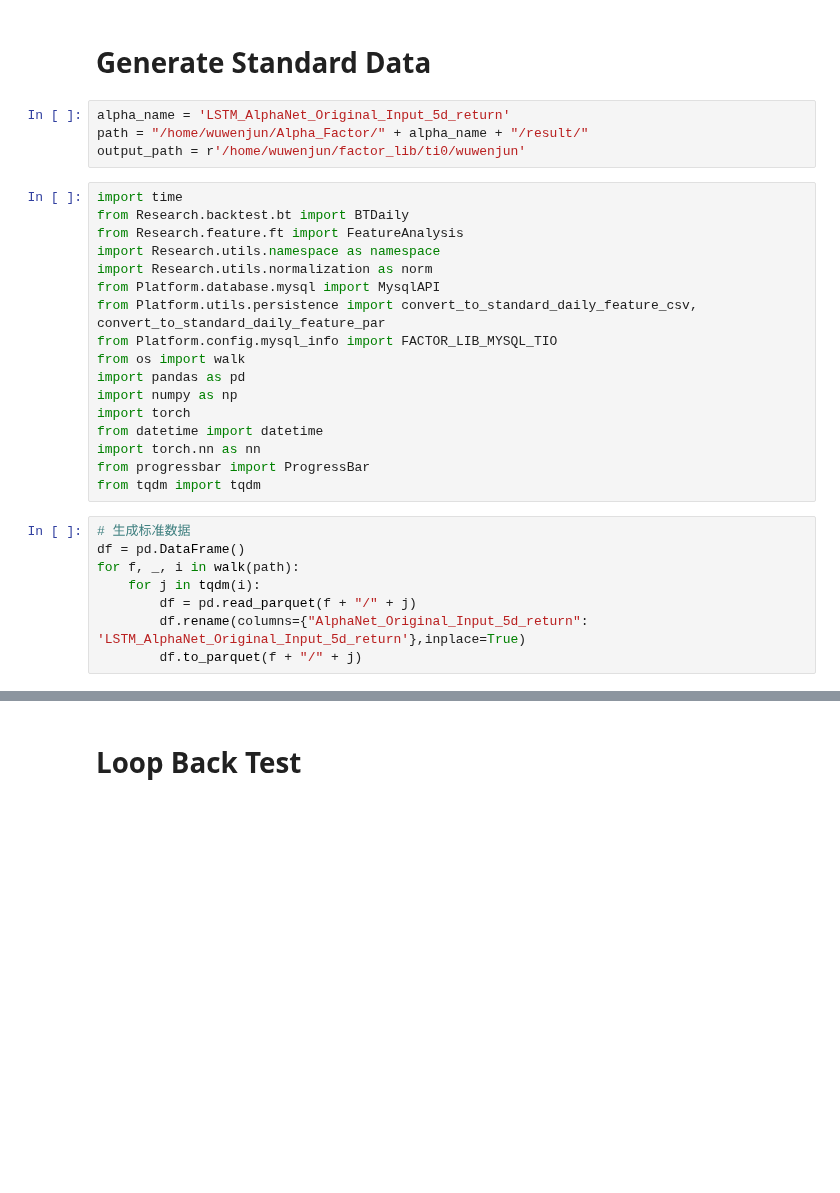
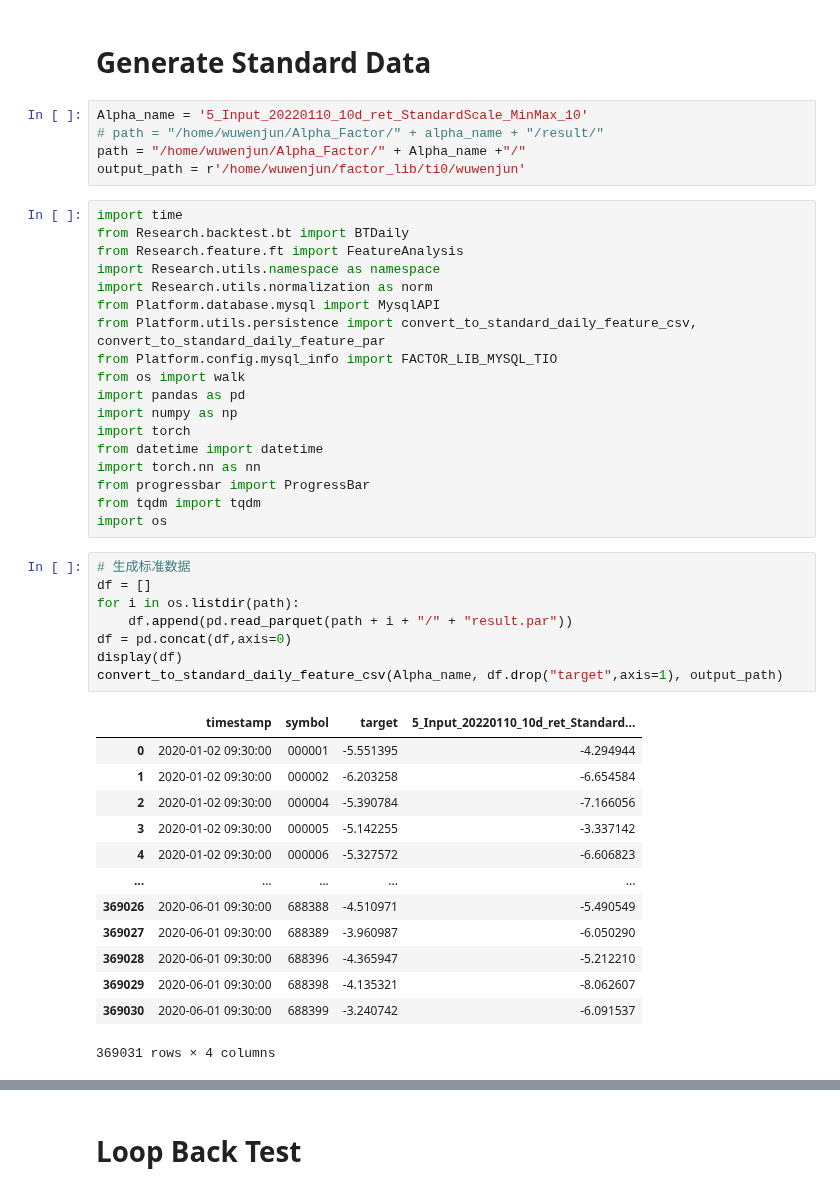
Before and after one commit to June24-Wu/Shannon, a Jupyter notebook: NoteBook/Loopback.ipynb, the cells around one changed output, grey strips where cells are left out. Drawn from its saved outputs; the diff is of its cells as text; blank space fills up the shorter version.

```diff
--- a/NoteBook/Loopback.ipynb
+++ b/NoteBook/Loopback.ipynb
@@ -1,8 +1,9 @@
 # %% [markdown]
 # Generate Standard Data
 # %%
-alpha_name = 'LSTM_AlphaNet_Original_Input_5d_return'
-path = "/home/wuwenjun/Alpha_Factor/" + alpha_name + "/result/"
+Alpha_name = '5_Input_20220110_10d_ret_StandardScale_MinMax_10'
+# path = "/home/wuwenjun/Alpha_Factor/" + alpha_name + "/result/"
+path = "/home/wuwenjun/Alpha_Factor/" + Alpha_name +"/"
 output_path = r'/home/wuwenjun/factor_lib/ti0/wuwenjun'
 # %%
 import time
@@ -21,12 +22,27 @@ from datetime import datetime
 import torch.nn as nn
 from progressbar import ProgressBar
 from tqdm import tqdm
+import os
 # %%
 # 生成标准数据
-df = pd.DataFrame()
-for f, _, i in walk(path):
-    for j in tqdm(i):
-        df = pd.read_parquet(f + "/" + j)
-        df.rename(columns={"AlphaNet_Original_Input_5d_return": 'LSTM_AlphaNet_Original_Input_5d_return'},inplace=True)
-        df.to_parquet(f + "/" + j)
+df = []
+for i in os.listdir(path):
+    df.append(pd.read_parquet(path + i + "/" + "result.par"))
+df = pd.concat(df,axis=0)
+display(df)
+convert_to_standard_daily_feature_csv(Alpha_name, df.drop("target",axis=1), output_path)
+# %% [output]
+|  | timestamp | symbol | target | 5_Input_20220110_10d_ret_Standard... |
+| 0 | 2020-01-02 09:30:00 | 000001 | -5.551395 | -4.294944 |
+| 1 | 2020-01-02 09:30:00 | 000002 | -6.203258 | -6.654584 |
+| 2 | 2020-01-02 09:30:00 | 000004 | -5.390784 | -7.166056 |
+| 3 | 2020-01-02 09:30:00 | 000005 | -5.142255 | -3.337142 |
+| 4 | 2020-01-02 09:30:00 | 000006 | -5.327572 | -6.606823 |
+| ... | ... | ... | ... | ... |
+| 369026 | 2020-06-01 09:30:00 | 688388 | -4.510971 | -5.490549 |
+| 369027 | 2020-06-01 09:30:00 | 688389 | -3.960987 | -6.050290 |
+| 369028 | 2020-06-01 09:30:00 | 688396 | -4.365947 | -5.212210 |
+| 369029 | 2020-06-01 09:30:00 | 688398 | -4.135321 | -8.062607 |
+| 369030 | 2020-06-01 09:30:00 | 688399 | -3.240742 | -6.091537 |
+369031 rows × 4 columns
 # %%
```
Also changed, not shown: parts of 2 cells of this notebook, 3 other files.
